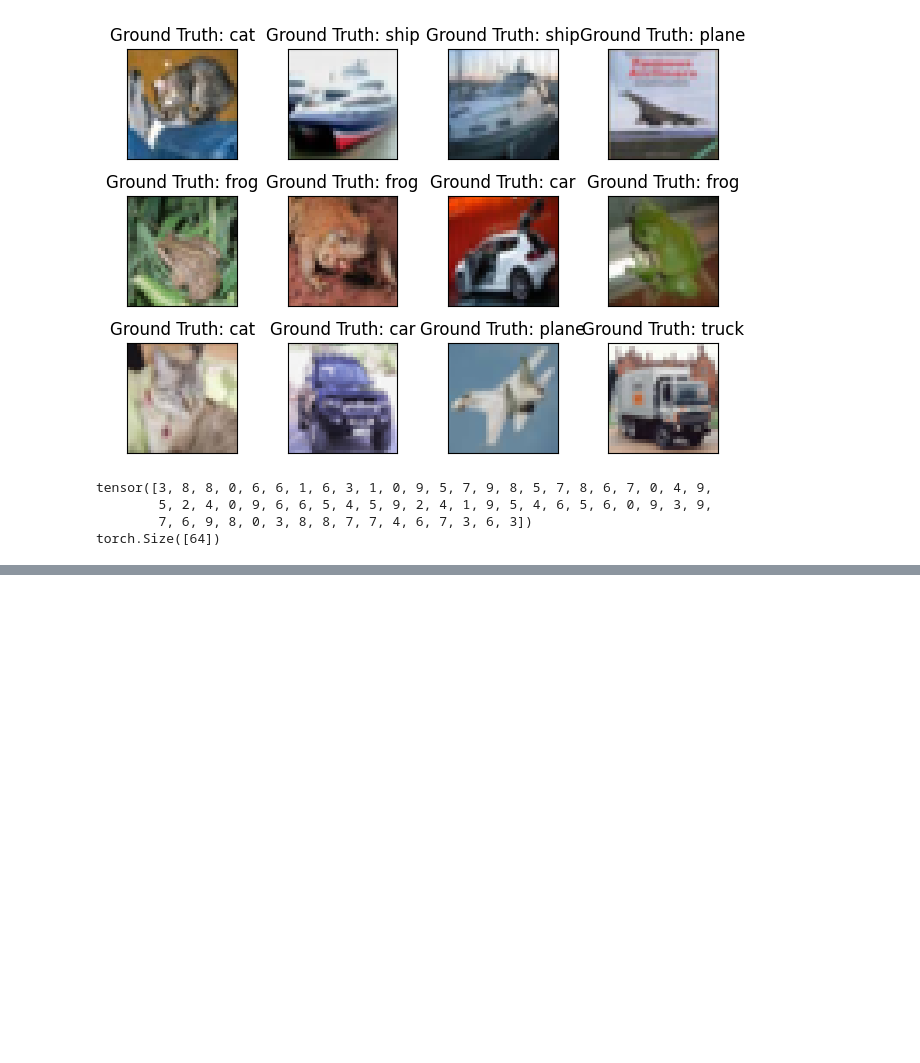
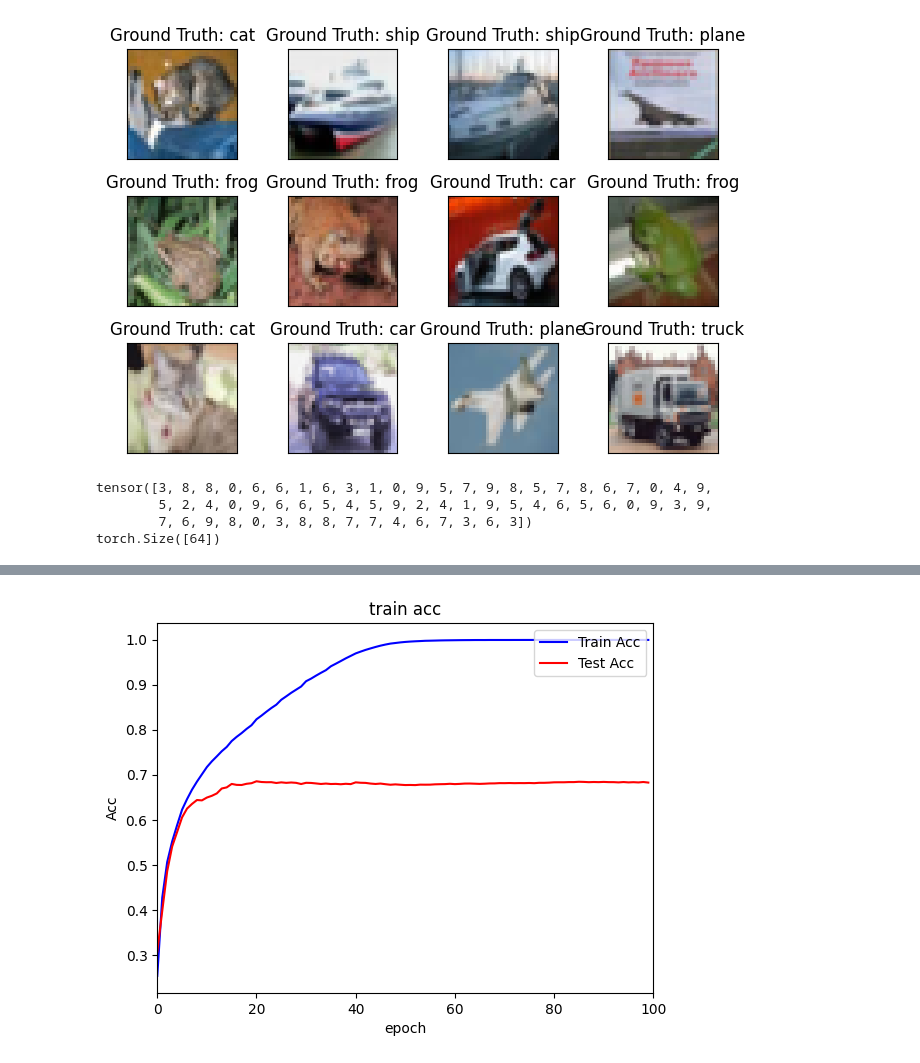
Before and after one commit to acosding/FinalHomework, a Jupyter notebook: Homework2_basic.ipynb, the cells around one changed output, grey strips where cells are left out. Cells and saved outputs as stored; diff of their text form; code cells hidden in the pictures; blank space fills up the shorter version.

```diff
--- a/Homework2_basic.ipynb
+++ b/Homework2_basic.ipynb
@@ -224,3 +225,15 @@ time used:  0:36:31.443036
+# %%
+#绘制准确率曲线
+plt.title('train acc')
+plt.plot(np.arange(len(acces)), acces, "blue", label="Training acc")
+plt.plot(np.arange(len(eval_acces)), eval_acces, "red", label="Test acc")
+plt.xlim([0,num_epoches])
+plt.xlabel("epoch")
+plt.ylabel("Acc")
+plt.legend(['Train Acc', 'Test Acc'], loc='upper right')
+plt.savefig('./acc_basic.png')
+# %% [output]
+[figure, added]
 # %%
 # 测试模型在一个或数个batch的分类情况，并输出图像及对应预测名称，打印正确率
 print('start testing')
```
Also changed, not shown: parts of 2 cells of this notebook, 6 other files.
